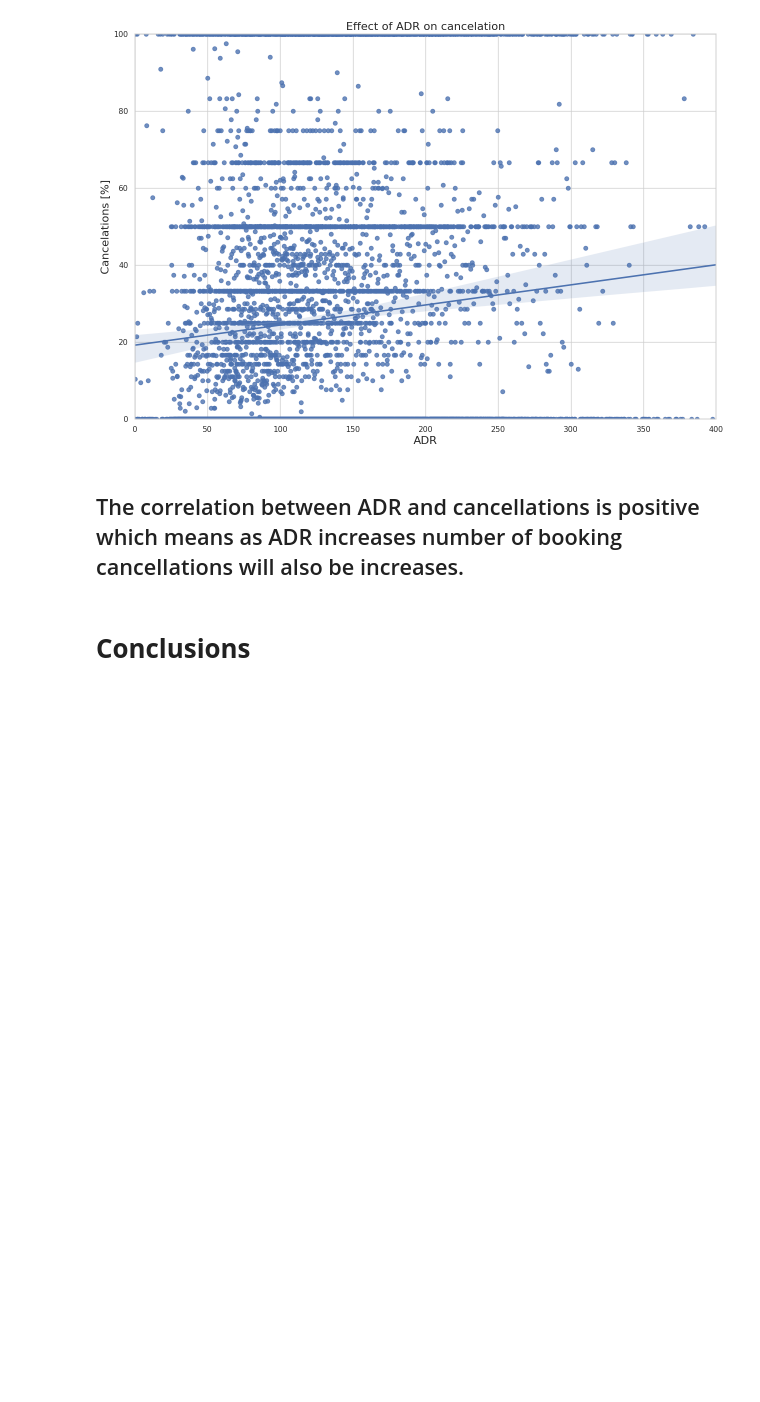
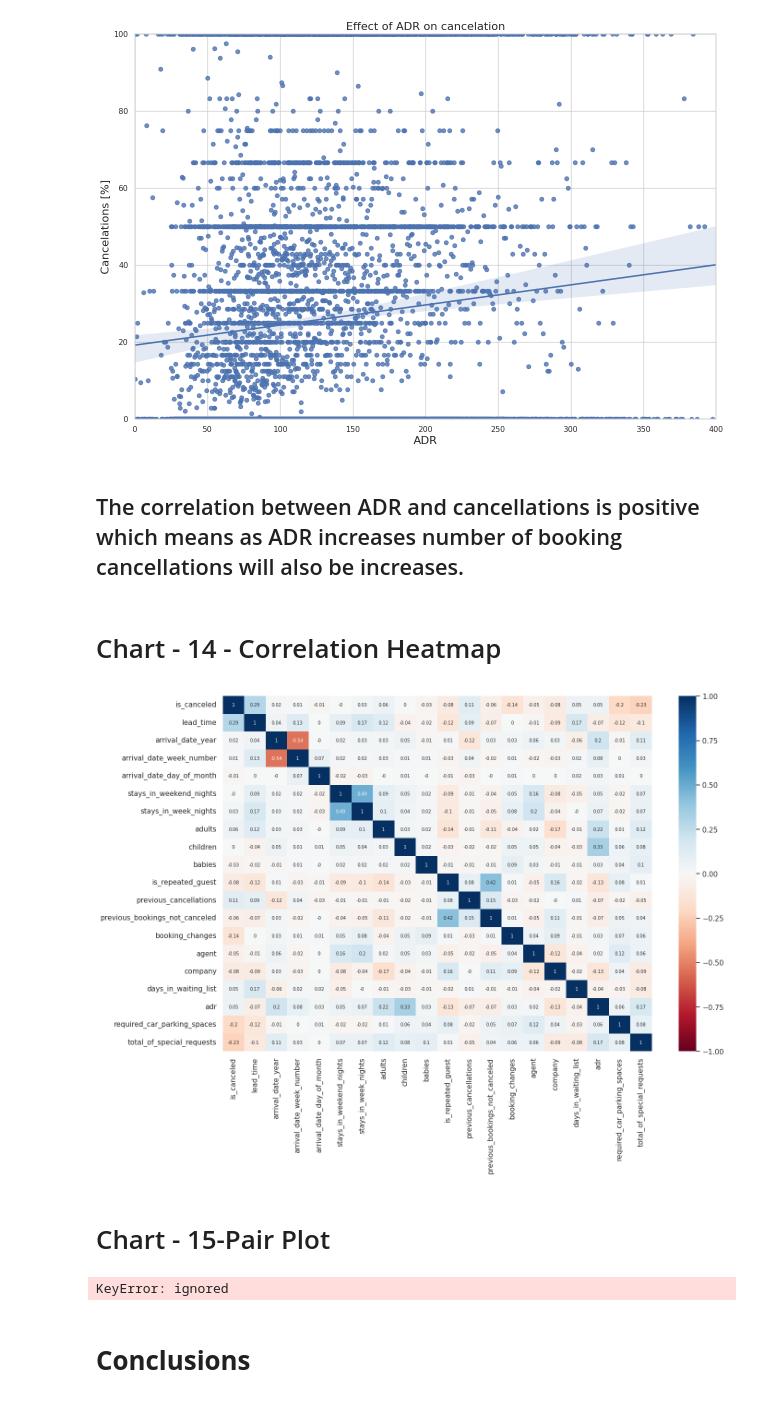
Before and after one commit to sankalp69/EDA_Hotel_booking, a Jupyter notebook: Hotel_Booking_Analysis_project.ipynb, the cells around one changed output. Drawn from its saved outputs; the diff is of its cells as text; code cells hidden in the pictures; blank space fills up the shorter version.

```diff
--- a/Hotel_Booking_Analysis_project.ipynb
+++ b/Hotel_Booking_Analysis_project.ipynb
@@ -826,6 +832,23 @@ plt.ylim(0,100)
 [figure]
 # %% [markdown]
 ## The correlation between ADR and cancellations is positive which means as ADR increases number of booking cancellations will also be increases.
+# %% [markdown]
+# Chart - 14 - Correlation Heatmap
+# %%
+plt.figure(figsize=(15,10))
+correlations = hotel_df.corr()
+sns.heatmap(round(correlations,2), cmap='RdBu', annot=True,
+            annot_kws={"size": 7}, vmin=-1, vmax=1);
+# %% [output]
+[figure, added]
+# %% [markdown]
+# Chart - 15-Pair Plot
+# %%
+# Pair Plot visualization code
+plt.figure(figsize=(15,10))
+sns.pairplot(hotel_df)
+# %% [output]
+KeyError: ignored
 # %% [markdown]
 # **Conclusions**
 # %% [markdown]
```
Also changed, not shown: parts of 4 cells of this notebook.
